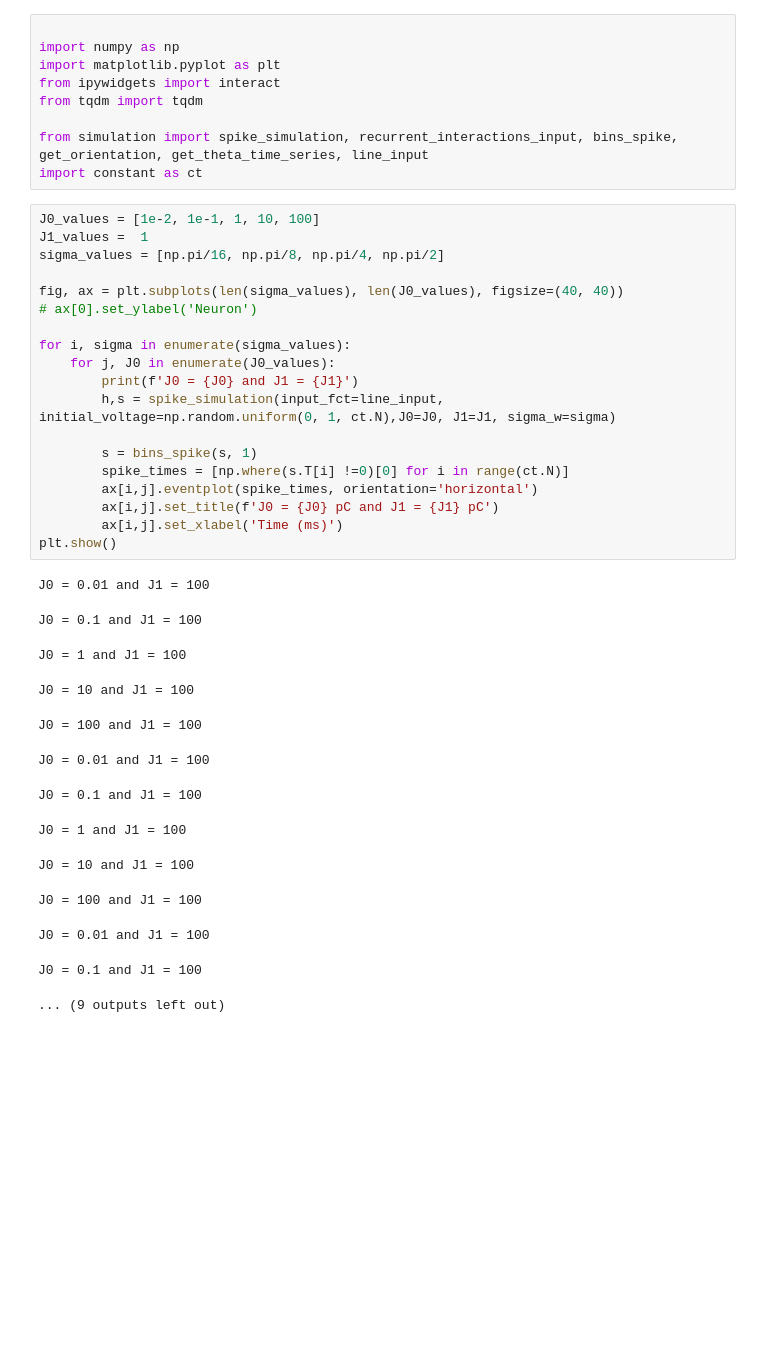
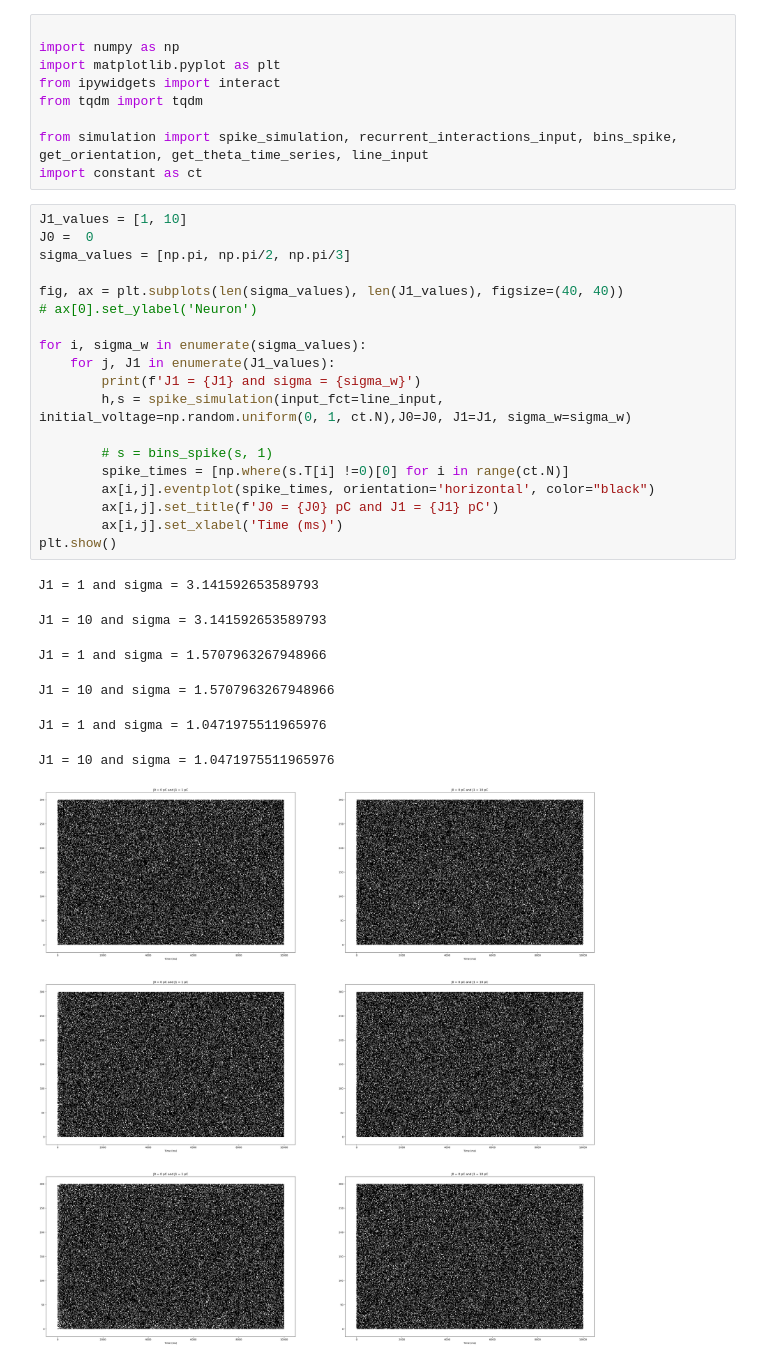
Before and after one commit to CamilleChallier/NX-465-Bump_Attractors, a Jupyter notebook: 1_bump_attractor.ipynb, the cells around one changed output. Cells and saved outputs as stored; diff of their text form; blank space fills up the shorter version.

```diff
--- a/1_bump_attractor.ipynb
+++ b/1_bump_attractor.ipynb
@@ -122,35 +130,29 @@ from tqdm import tqdm
 from simulation import spike_simulation, recurrent_interactions_input, bins_spike, get_orientation, get_theta_time_series, line_input
 import constant as ct
 # %%
-J0_values = [1e-2, 1e-1, 1, 10, 100]
-J1_values =  1
-sigma_values = [np.pi/16, np.pi/8, np.pi/4, np.pi/2]
+J1_values = [1, 10]
+J0 =  0
+sigma_values = [np.pi, np.pi/2, np.pi/3]
 
-fig, ax = plt.subplots(len(sigma_values), len(J0_values), figsize=(40, 40))
+fig, ax = plt.subplots(len(sigma_values), len(J1_values), figsize=(40, 40))
 # ax[0].set_ylabel('Neuron')
 
-for i, sigma in enumerate(sigma_values):
-    for j, J0 in enumerate(J0_values):
-        print(f'J0 = {J0} and J1 = {J1}')
-        h,s = spike_simulation(input_fct=line_input, initial_voltage=np.random.uniform(0, 1, ct.N),J0=J0, J1=J1, sigma_w=sigma)
+for i, sigma_w in enumerate(sigma_values):
+    for j, J1 in enumerate(J1_values):
+        print(f'J1 = {J1} and sigma = {sigma_w}')
+        h,s = spike_simulation(input_fct=line_input, initial_voltage=np.random.uniform(0, 1, ct.N),J0=J0, J1=J1, sigma_w=sigma_w)
 
-        s = bins_spike(s, 1)
+        # s = bins_spike(s, 1)
         spike_times = [np.where(s.T[i] !=0)[0] for i in range(ct.N)]
-        ax[i,j].eventplot(spike_times, orientation='horizontal')
+        ax[i,j].eventplot(spike_times, orientation='horizontal', color="black")
         ax[i,j].set_title(f'J0 = {J0} pC and J1 = {J1} pC')
         ax[i,j].set_xlabel('Time (ms)')
 plt.show()
 # %% [output]
-J0 = 0.01 and J1 = 100
+J1 = 1 and sigma = 3.141592653589793
-J0 = 0.1 and J1 = 100
+J1 = 10 and sigma = 3.141592653589793
-J0 = 1 and J1 = 100
+J1 = 1 and sigma = 1.5707963267948966
-J0 = 10 and J1 = 100
+J1 = 10 and sigma = 1.5707963267948966
-J0 = 100 and J1 = 100
+J1 = 1 and sigma = 1.0471975511965976
-J0 = 0.01 and J1 = 100
+J1 = 10 and sigma = 1.0471975511965976
-J0 = 0.1 and J1 = 100
-J0 = 1 and J1 = 100
-J0 = 10 and J1 = 100
-J0 = 100 and J1 = 100
-J0 = 0.01 and J1 = 100
-J0 = 0.1 and J1 = 100
-... (9 outputs left out)
+[figure, added]
```
Also changed, not shown: parts of 2 cells of this notebook, 1 other file.
